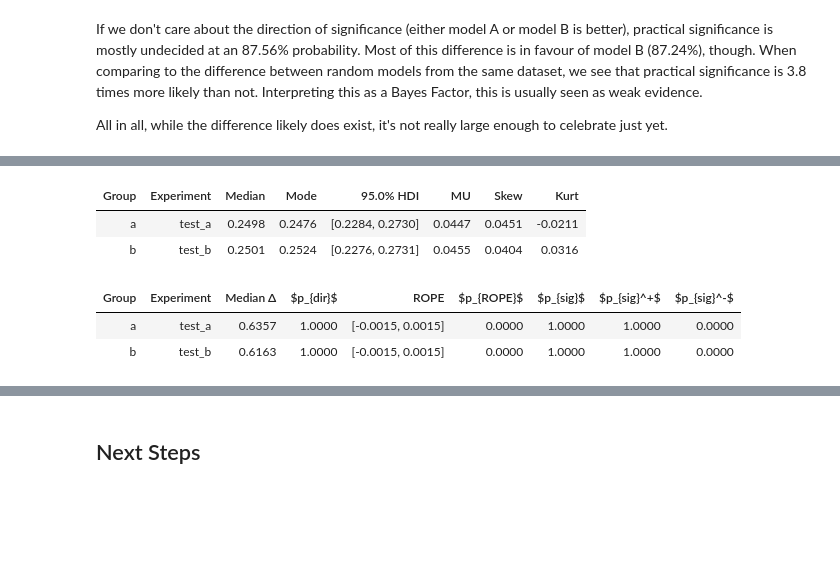
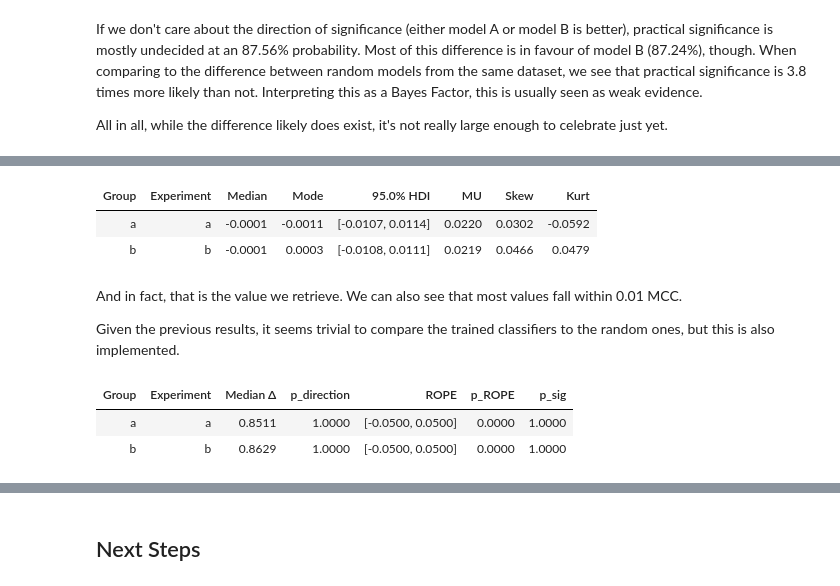
Before and after one commit to ioverho/prob_conf_mat, a Jupyter notebook: documentation/Getting Started/comparing_experiments.ipynb, the cells around one changed output, grey strips where cells are left out. Drawn from its saved outputs; the diff is of its cells as text; code cells hidden in the pictures; blank space fills up the shorter version.

Commit message:
updated experiment comparison module

```diff
--- a/documentation/Getting Started/comparing_experiments.ipynb
+++ b/documentation/Getting Started/comparing_experiments.ipynb
@@ -193,12 +197,16 @@ All in all, while the difference likely does exist, it's not really large enough
 # %%
-study.report_random_metric_summaries(metric="accuracy", class_label=0)
+study.report_random_metric_summaries(metric="mcc")
 # %% [output]
 | Group | Experiment | Median | Mode | 95.0% HDI | MU | Skew | Kurt |
-| a | test_a | 0.2498 | 0.2476 | [0.2284, 0.2730] | 0.0447 | 0.0451 | -0.0211 |
-| b | test_b | 0.2501 | 0.2524 | [0.2276, 0.2731] | 0.0455 | 0.0404 | 0.0316 |
+| a | a | -0.0001 | -0.0011 | [-0.0107, 0.0114] | 0.0220 | 0.0302 | -0.0592 |
+| b | b | -0.0001 | 0.0003 | [-0.0108, 0.0111] | 0.0219 | 0.0466 | 0.0479 |
+# %% [markdown]
+And in fact, that is the value we retrieve. We can also see that most values fall within 0.01 MCC.
+
+Given the previous results, it seems trivial to compare the trained classifiers to the random ones, but this is also implemented.
 # %%
-study.report_comparison_to_random(metric="accuracy", class_label=0)
+study.report_pairwise_comparison_to_random(metric="mcc", min_sig_diff=0.05)
 # %% [output]
-| Group | Experiment | Median Δ | $p_{dir}$ | ROPE | $p_{ROPE}$ | $p_{sig}$ | $p_{sig}^+$ | $p_{sig}^-$ |
-| a | test_a | 0.6357 | 1.0000 | [-0.0015, 0.0015] | 0.0000 | 1.0000 | 1.0000 | 0.0000 |
-| b | test_b | 0.6163 | 1.0000 | [-0.0015, 0.0015] | 0.0000 | 1.0000 | 1.0000 | 0.0000 |
+| Group | Experiment | Median Δ | p_direction | ROPE | p_ROPE | p_sig |
+| a | a | 0.8511 | 1.0000 | [-0.0500, 0.0500] | 0.0000 | 1.0000 |
+| b | b | 0.8629 | 1.0000 | [-0.0500, 0.0500] | 0.0000 | 1.0000 |
```
Also changed, not shown: parts of 5 cells of this notebook, 8 other files.
